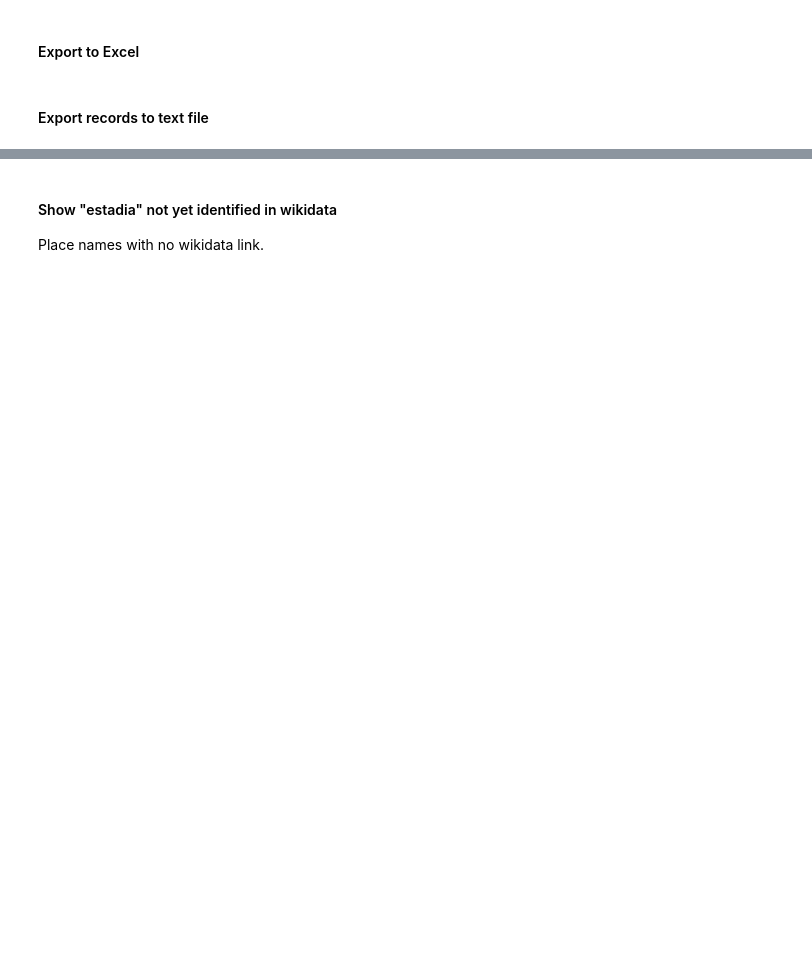
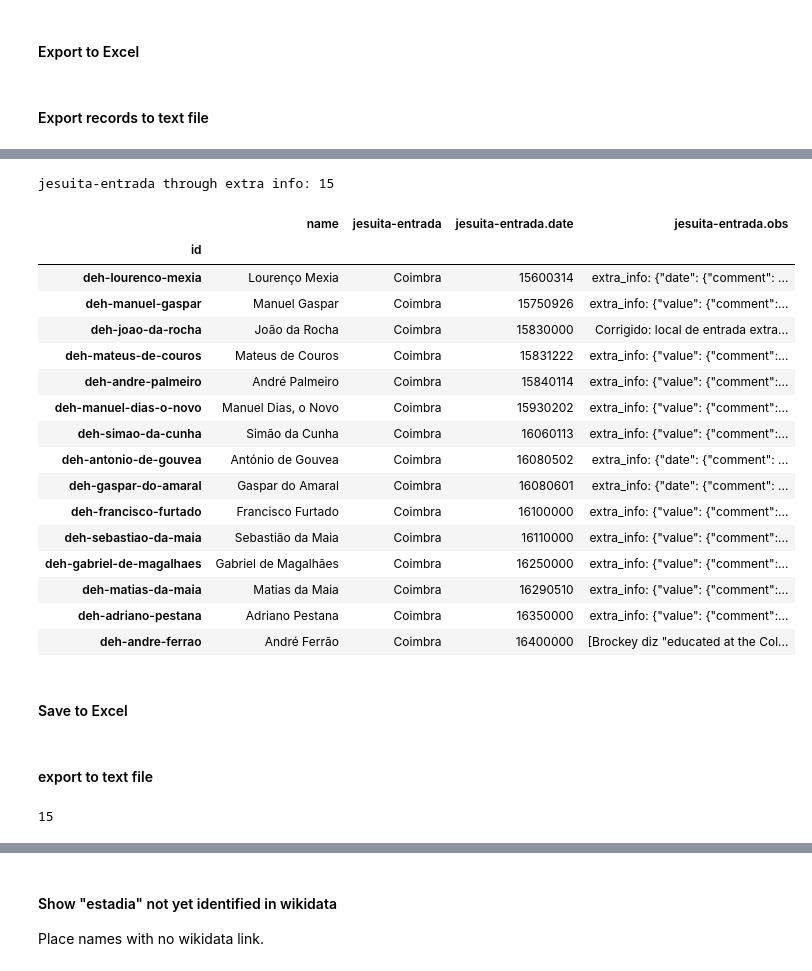
Before and after one commit to joaquimrcarvalho/dehergne-locations, a Jupyter notebook: notebooks/dehergne_analysis.ipynb, the cells around one changed output, grey strips where cells are left out. Saved outputs shown, nothing was run; the diff lists cells and outputs as text; code cells hidden in the pictures; blank space fills up the shorter version.

```diff
--- a/notebooks/dehergne_analysis.ipynb
+++ b/notebooks/dehergne_analysis.ipynb
@@ -719,0 +779,28 @@ tlnb.db.export_as_kleio(jesuita_entrada_coimbra_embarque.index.unique(), "jesuit
+# %%
+# List rows if '"original": "?"' is in column 'jesuita_entrada.obs'
+cols_2 = ['name','jesuita-entrada','jesuita-entrada.date','jesuita-entrada.obs']
+place_of_entry_extra = jesuita_entrada_embarque[jesuita_entrada_embarque['jesuita-entrada.obs'].str.contains('"original": "?"', na=False)][cols_2]
+place_of_entry_extra_ids = place_of_entry_extra.index.unique()
+print("jesuita-entrada through extra info:",len(place_of_entry_extra_ids))
+place_of_entry_extra
+# %% [output]
+jesuita-entrada through extra info: 15
+|  | name | jesuita-entrada | jesuita-entrada.date | jesuita-entrada.obs |
+| id |  |  |  |  |
+| deh-lourenco-mexia | Lourenço Mexia | Coimbra | 15600314 | extra_info: {"date": {"comment": ... |
+| deh-manuel-gaspar | Manuel Gaspar | Coimbra | 15750926 | extra_info: {"value": {"comment":... |
+| deh-joao-da-rocha | João da Rocha | Coimbra | 15830000 | Corrigido: local de entrada extra... |
+| deh-mateus-de-couros | Mateus de Couros | Coimbra | 15831222 | extra_info: {"value": {"comment":... |
+| deh-andre-palmeiro | André Palmeiro | Coimbra | 15840114 | extra_info: {"value": {"comment":... |
+| deh-manuel-dias-o-novo | Manuel Dias, o Novo | Coimbra | 15930202 | extra_info: {"value": {"comment":... |
+| deh-simao-da-cunha | Simão da Cunha | Coimbra | 16060113 | extra_info: {"value": {"comment":... |
+| deh-antonio-de-gouvea | António de Gouvea | Coimbra | 16080502 | extra_info: {"date": {"comment": ... |
+| deh-gaspar-do-amaral | Gaspar do Amaral | Coimbra | 16080601 | extra_info: {"date": {"comment": ... |
+| deh-francisco-furtado | Francisco Furtado | Coimbra | 16100000 | extra_info: {"value": {"comment":... |
+| deh-sebastiao-da-maia | Sebastião da Maia | Coimbra | 16110000 | extra_info: {"value": {"comment":... |
+| deh-gabriel-de-magalhaes | Gabriel de Magalhães | Coimbra | 16250000 | extra_info: {"value": {"comment":... |
+| deh-matias-da-maia | Matias da Maia | Coimbra | 16290510 | extra_info: {"value": {"comment":... |
+| deh-adriano-pestana | Adriano Pestana | Coimbra | 16350000 | extra_info: {"value": {"comment":... |
+| deh-andre-ferrao | André Ferrão | Coimbra | 16400000 | [Brockey diz "educated at the Col... |
+# %% [markdown]
+#### Save to Excel
@@ -719,0 +809,7 @@ tlnb.db.export_as_kleio(jesuita_entrada_coimbra_embarque.index.unique(), "jesuit
+# %% [markdown]
+#### export to text file
+# %%
+
+tlnb.db.export_as_kleio(place_of_entry_extra_ids, f"jesuita-entrada-{place_of_entry}-extra_info.txt")
+# %% [output]
+15
```
Also changed, not shown: parts of 47 cells of this notebook, 15 other files.
